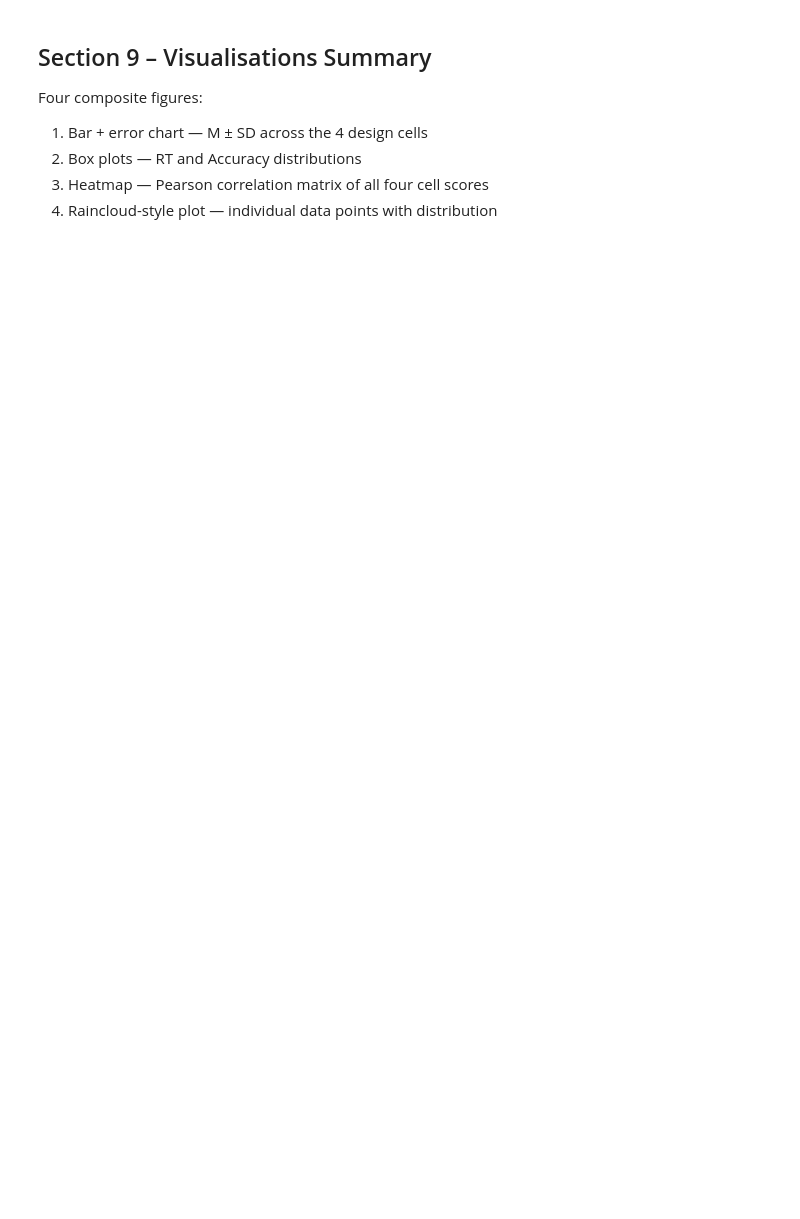
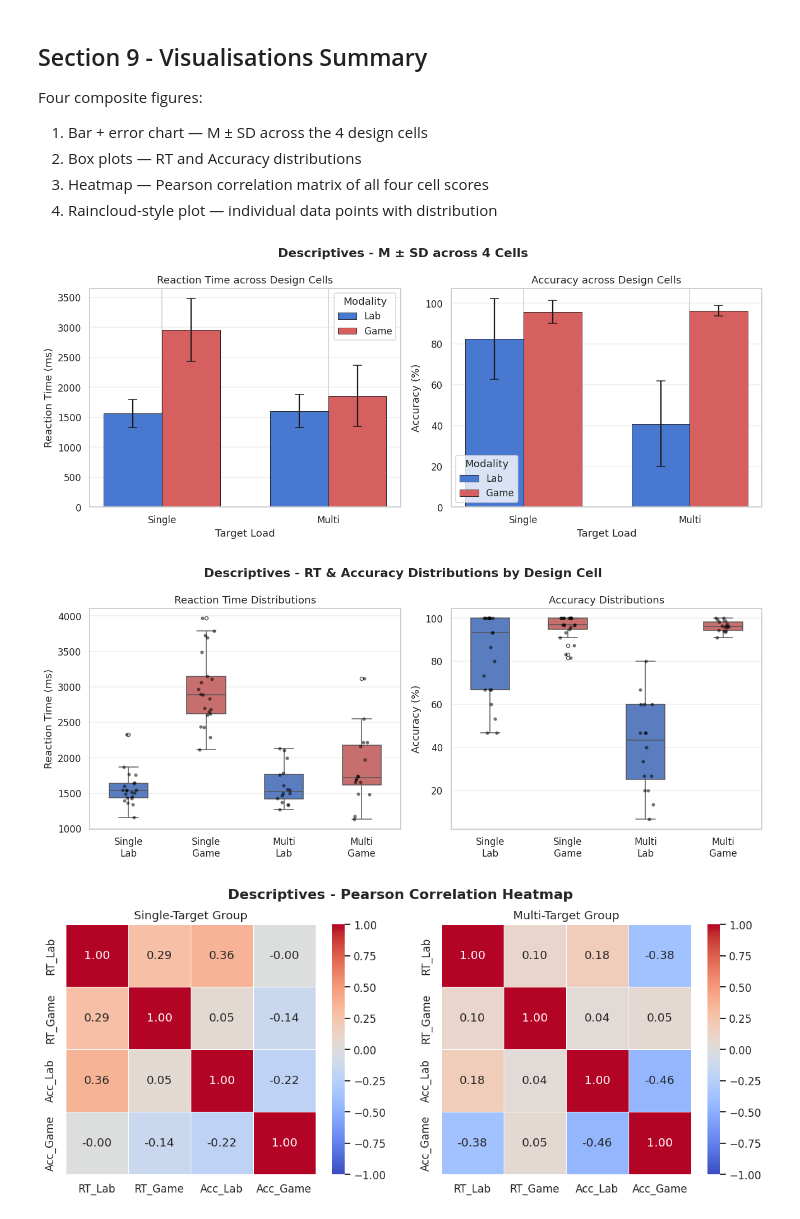
Before and after one commit to gildedpterodactyl/BRSM-Project, a Jupyter notebook: load_multiple_data.ipynb, the cells around one changed output. Cells and saved outputs as stored; diff of their text form; code cells hidden in the pictures; blank space fills up the shorter version.

```diff
--- a/load_multiple_data.ipynb
+++ b/load_multiple_data.ipynb
@@ -481,5 +989,5 @@ for grp in ["Single","Multi"]:
 # %% [markdown]
-## Section 9 – Visualisations Summary
+## Section 9 - Visualisations Summary
 
 Four composite figures:
 1. Bar + error chart — M ± SD across the 4 design cells
@@ -507,9 +1015,9 @@ for ax, col, title, unit in zip(axes, ["mean_RT","mean_Acc"], ["Reaction Time","
     ax.legend(title="Modality")
     ax.grid(axis="y", alpha=.35)
 
-fig.suptitle("Figure 1 – M ± SD across 4 Cells", fontweight="bold")
+fig.suptitle("Descriptives - M ± SD across 4 Cells", fontweight="bold")
 plt.tight_layout()
-plt.savefig("fig1_bar_cells.png", bbox_inches="tight")
+plt.savefig("fig_descriptive_bar_cells.png", bbox_inches="tight")
 plt.show()
 
 fig, axes = plt.subplots(1, 2, figsize=(12, 5))
@@ -518,16 +1026,16 @@ order = ["Single\nLab","Single\nGame","Multi\nLab","Multi\nGame"]
 pal   = ["#4878CF","#D65F5F","#4878CF","#D65F5F"]
 
 for ax, col, title, unit in zip(axes, ["mean_RT","mean_Acc"], ["Reaction Time","Accuracy"], ["ms","%"]):
-    sns.boxplot(data=long_df, x="cell", y=col, order=order, palette=pal, width=.5, flierprops=dict(ms=4), ax=ax)
+    sns.boxplot(data=long_df, x="cell", y=col, order=order, hue="cell", hue_order=order, palette=pal, width=.5, flierprops=dict(ms=4), legend=False, ax=ax)
     sns.stripplot(data=long_df, x="cell", y=col, order=order, color="black", size=4, alpha=.55, jitter=True, ax=ax)
     ax.set_xlabel("")
     ax.set_ylabel(f"{title} ({unit})")
     ax.set_title(f"{title} Distributions")
     ax.grid(axis="y", alpha=.35)
 
-fig.suptitle("Figure 2 – RT & Accuracy Distributions by Design Cell", fontweight="bold")
+fig.suptitle("Descriptives - RT & Accuracy Distributions by Design Cell", fontweight="bold")
 plt.tight_layout()
-plt.savefig("fig2_boxplots.png", bbox_inches="tight")
+plt.savefig("fig_descriptive_boxplots.png", bbox_inches="tight")
 plt.show()
 
 corr_cols = ["RT_Lab","RT_Game","Acc_Lab","Acc_Game"]
@@ -535,36 +1043,40 @@ fig, axes = plt.subplots(1, 2, figsize=(11, 4.5))
 for ax, grp in zip(axes, ["Single","Multi"]):
     sub = wide_df[wide_df.group==grp][corr_cols]
     corr_mat = sub.corr()
     sns.heatmap(corr_mat, annot=True, fmt=".2f", cmap="coolwarm",
                 center=0, vmin=-1, vmax=1, ax=ax,
                 xticklabels=corr_cols, yticklabels=corr_cols,
                 linewidths=.5, square=True)
     ax.set_title(f"{grp}-Target Group")
 
-fig.suptitle("Figure 3 – Pearson Correlation Heatmap", fontweight="bold")
+fig.suptitle("Descriptives - Pearson Correlation Heatmap", fontweight="bold")
 plt.tight_layout()
-plt.savefig("fig3_corr_heatmap.png", bbox_inches="tight")
+plt.savefig("fig_descriptive_corr_heatmap.png", bbox_inches="tight")
 plt.show()
 
 fig, axes = plt.subplots(1, 2, figsize=(12, 5))
 for ax, col, title, unit in zip(axes,
                                   ["mean_RT","mean_Acc"],
                                   ["Reaction Time","Accuracy"],
                                   ["ms","%"]):
-    sns.violinplot(data=long_df, x="cell", y=col, order=order,
-                   palette=pal, inner=None, cut=0, alpha=.6, ax=ax)
+    sns.violinplot(data=long_df, x="cell", y=col, order=order, hue="cell", hue_order=order,
+                   palette=pal, inner=None, cut=0, alpha=.6, legend=False, ax=ax)
     sns.stripplot(data=long_df, x="cell", y=col, order=order,
                   color="black", size=5, alpha=.7, jitter=True, ax=ax)
     cell_means = long_df.groupby("cell")[col].mean()
     for xi, cell in enumerate(order):
         if cell in cell_means.index:
             ax.hlines(cell_means[cell], xi-.2, xi+.2, colors="white", lw=2.5, zorder=5)
     ax.set_xlabel("")
     ax.set_ylabel(f"{title} ({unit})")
     ax.set_title(f"{title} — Raincloud")
     ax.grid(axis="y", alpha=.35)
 
-fig.suptitle("Figure 4 – Raincloud Plot (violin + individual scores)", fontweight="bold")
+fig.suptitle("Descriptives - Raincloud Plot (violin + individual scores)", fontweight="bold")
 plt.tight_layout()
-plt.savefig("fig4_raincloud.png", bbox_inches="tight")
+plt.savefig("fig_descriptive_raincloud.png", bbox_inches="tight")
 plt.show()
+# %% [output]
+[figure, added]
+[figure, added]
+[figure, added]
```
Also changed, not shown: parts of 37 cells of this notebook, 2 other files.
